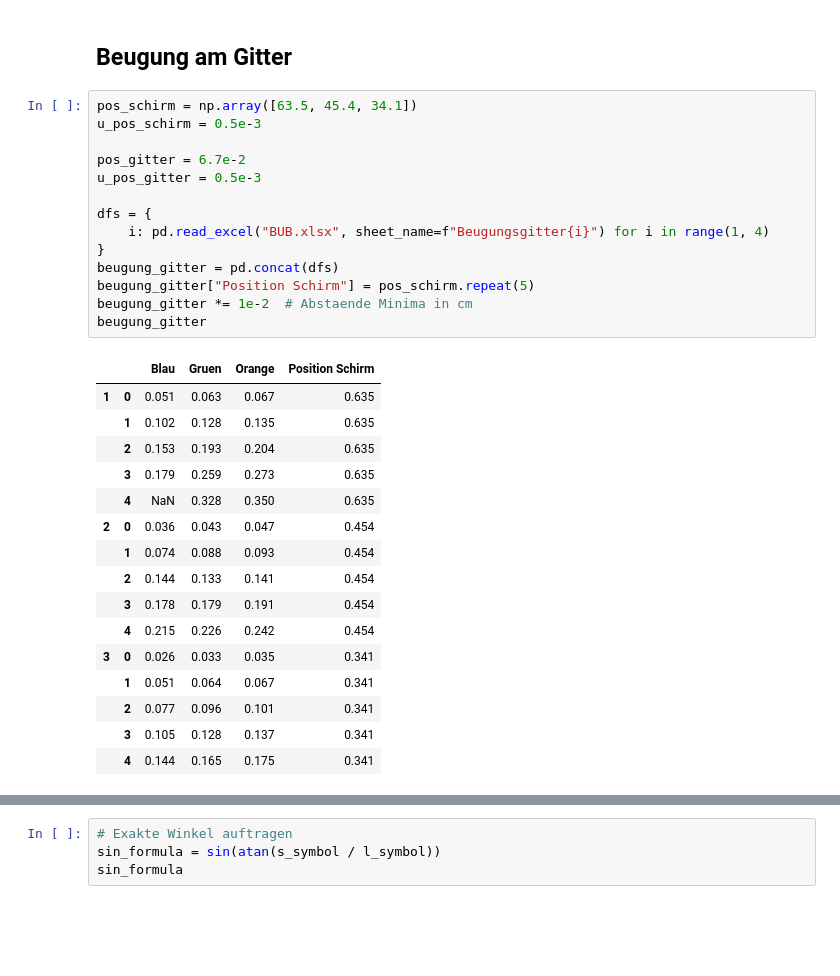
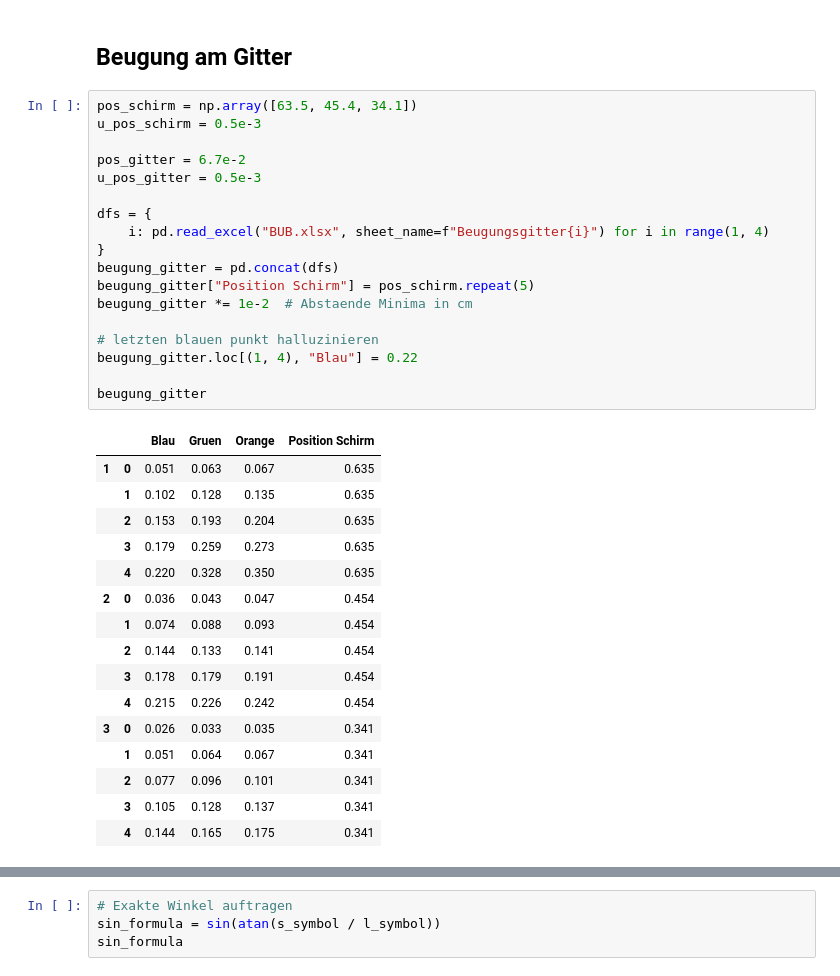
Before and after one commit to RombusBombus/AP3, a Jupyter notebook: BUB/BUB.ipynb, the cells around one changed output, grey strips where cells are left out. Saved outputs shown, nothing was run; the diff lists cells and outputs as text; blank space fills up the shorter version.

```diff
--- a/BUB/BUB.ipynb
+++ b/BUB/BUB.ipynb
@@ -146,24 +146,28 @@ Spaltbreite: 147.56060764296583 +- 6.995411999582303 µm
 # %%
 pos_schirm = np.array([63.5, 45.4, 34.1])
 u_pos_schirm = 0.5e-3
 
 pos_gitter = 6.7e-2
 u_pos_gitter = 0.5e-3
 
 dfs = {
     i: pd.read_excel("BUB.xlsx", sheet_name=f"Beugungsgitter{i}") for i in range(1, 4)
 }
 beugung_gitter = pd.concat(dfs)
 beugung_gitter["Position Schirm"] = pos_schirm.repeat(5)
 beugung_gitter *= 1e-2  # Abstaende Minima in cm
+
+# letzten blauen punkt halluzinieren
+beugung_gitter.loc[(1, 4), "Blau"] = 0.22
+
 beugung_gitter
 # %% [output]
 |  |  | Blau | Gruen | Orange | Position Schirm |
 | 1 | 0 | 0.051 | 0.063 | 0.067 | 0.635 |
 |  | 1 | 0.102 | 0.128 | 0.135 | 0.635 |
 |  | 2 | 0.153 | 0.193 | 0.204 | 0.635 |
 |  | 3 | 0.179 | 0.259 | 0.273 | 0.635 |
-|  | 4 | NaN | 0.328 | 0.350 | 0.635 |
+|  | 4 | 0.220 | 0.328 | 0.350 | 0.635 |
 | 2 | 0 | 0.036 | 0.043 | 0.047 | 0.454 |
 |  | 1 | 0.074 | 0.088 | 0.093 | 0.454 |
 |  | 2 | 0.144 | 0.133 | 0.141 | 0.454 |
```
Also changed, not shown: parts of 6 cells of this notebook, 11 other files.
